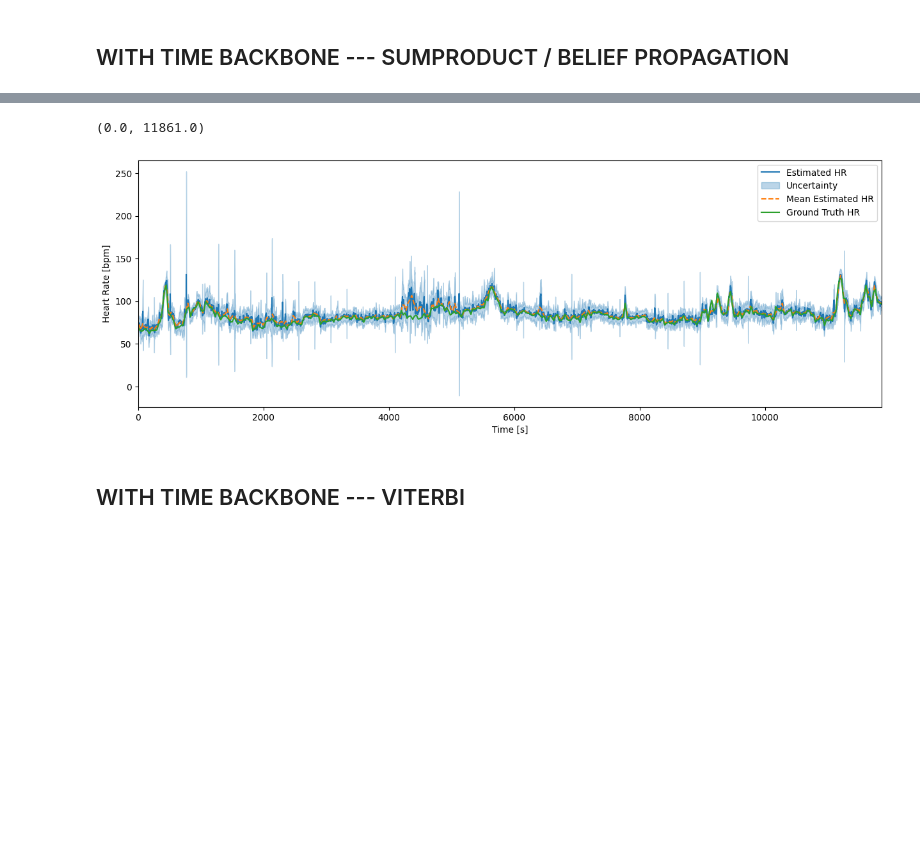
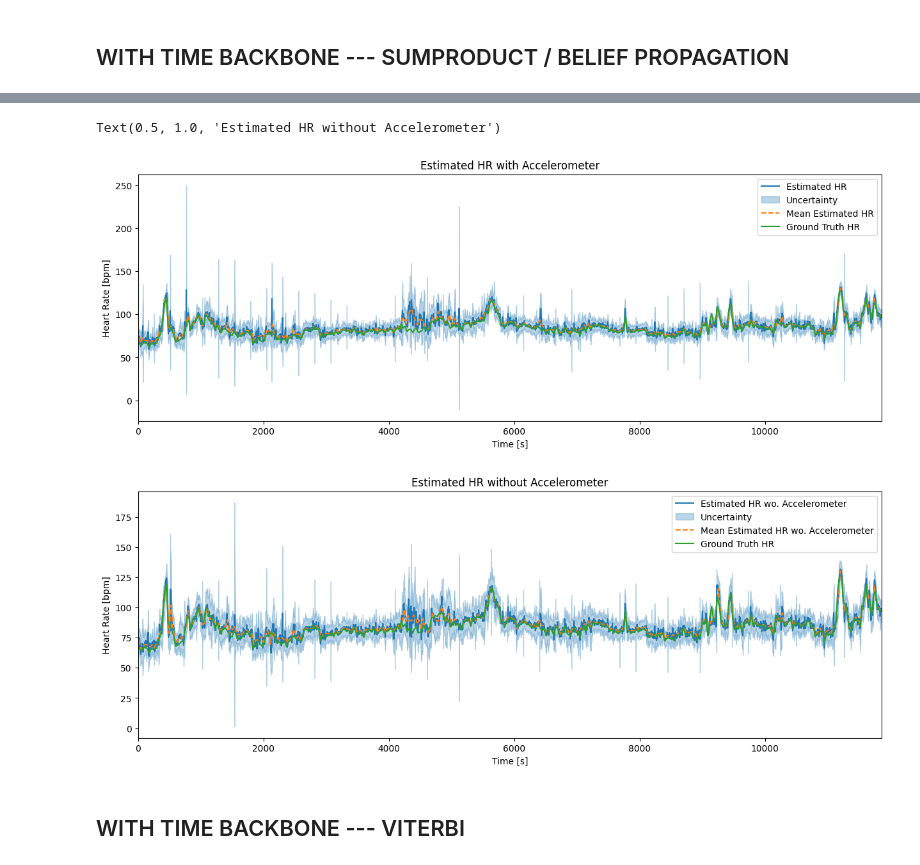
Before and after one commit to eth-siplab/BeliefPPG, a Jupyter notebook: tutorial.ipynb, the cells around one changed output, grey strips where cells are left out. Drawn from its saved outputs; the diff is of its cells as text; code cells hidden in the pictures; blank space fills up the shorter version.

```diff
--- a/tutorial.ipynb
+++ b/tutorial.ipynb
@@ -26,9 +20,12 @@ GT_hr = data['ground truth HR'] # reported for every 30 seconds in bpm
 # %% [markdown]
 ## WITH TIME BACKBONE --- SUMPRODUCT / BELIEF PROPAGATION
 # %%
-y_pred, y_std, time_intervals = infer_hr(ppg, acc, sampling_rate, sampling_rate, decoding='sumproduct', use_time_backbone=True, uncertainty="std")
+hr, std, time_intervals = infer_hr(ppg=ppg, ppg_freq=sampling_rate, acc=acc, acc_freq=sampling_rate, decoding='sumproduct', use_time_backbone=True, uncertainty="std")
 ts = np.mean(time_intervals, axis=-1)
 
-mean_hr = [np.mean(y_pred[i:i+15]) for i in range(0, len(y_pred), 15)] # ground truth HR is reported every 30 seconds, y_pred is reported every 2 seconds
-mean_ts = [np.mean([time_intervals[i:i+15][0,0], time_intervals[i:i+15][-1,-1]]) for i in range(0, len(y_pred), 15)]
+mean_hr = [np.mean(hr[i:i+15]) for i in range(0, len(hr), 15)] # ground truth HR is reported every 30 seconds, hr is reported every 2 seconds
+mean_ts = [np.mean([time_intervals[i:i+15][0,0], time_intervals[i:i+15][-1,-1]]) for i in range(0, len(hr), 15)]
+
+hr_wo_acc, std_wo_acc, time_intervals_wo_acc = infer_hr(ppg=ppg, ppg_freq=sampling_rate, acc=None, acc_freq=None, decoding='sumproduct', use_time_backbone=True, uncertainty="std") # infer HR without using the accelerometer
+mean_hr_wo_acc = [np.mean(hr_wo_acc[i:i+15]) for i in range(0, len(hr_wo_acc), 15)]
 # %% [output]
@@ -42,16 +35,29 @@ mean_ts = [np.mean([time_intervals[i:i+15][0,0], time_intervals[i:i+15][-1,-1]])
 # %%
 plt.figure(figsize=(15,5))
-plt.plot(ts, y_pred, c='C0', label='Estimated HR')
-plt.fill_between(ts, y_pred -3* y_std, y_pred+3*y_std, color='C0', alpha=0.3, label='Uncertainty')
+plt.plot(ts, hr, c='C0', label='Estimated HR')
+plt.fill_between(ts, hr-3*std, hr+3*std, color='C0', alpha=0.3, label='Uncertainty')
 plt.plot(mean_ts, mean_hr, c='C1', linestyle='--', label='Mean Estimated HR')
 plt.plot(np.arange(0, len(GT_hr)*30, 30), GT_hr, c='C2', label='Ground Truth HR')
 plt.xlabel('Time [s]')
 plt.ylabel('Heart Rate [bpm]')
 plt.legend()
 plt.xlim((0, np.max(ts)))
+plt.title('Estimated HR with Accelerometer')
+
+plt.figure(figsize=(15,5))
+plt.plot(ts, hr_wo_acc, c='C0', label='Estimated HR wo. Accelerometer')
+plt.fill_between(ts, hr_wo_acc-3*std_wo_acc, hr_wo_acc+3*std_wo_acc, color='C0', alpha=0.3, label='Uncertainty')
+plt.plot(mean_ts, mean_hr_wo_acc, c='C1', linestyle='--', label='Mean Estimated HR wo. Accelerometer')
+plt.plot(np.arange(0, len(GT_hr)*30, 30), GT_hr, c='C2', label='Ground Truth HR')
+plt.xlabel('Time [s]')
+plt.ylabel('Heart Rate [bpm]')
+plt.legend()
+plt.xlim((0, np.max(ts)))
+plt.title('Estimated HR without Accelerometer')
 # %% [output]
-(0.0, 11861.0)
+Text(0.5, 1.0, 'Estimated HR without Accelerometer')
-[figure, old version]
+[figure, new version]
+[figure, added]
 # %% [markdown]
 ## WITH TIME BACKBONE --- VITERBI
 # %%
```
Also changed, not shown: parts of 8 cells of this notebook, 3 other files.
